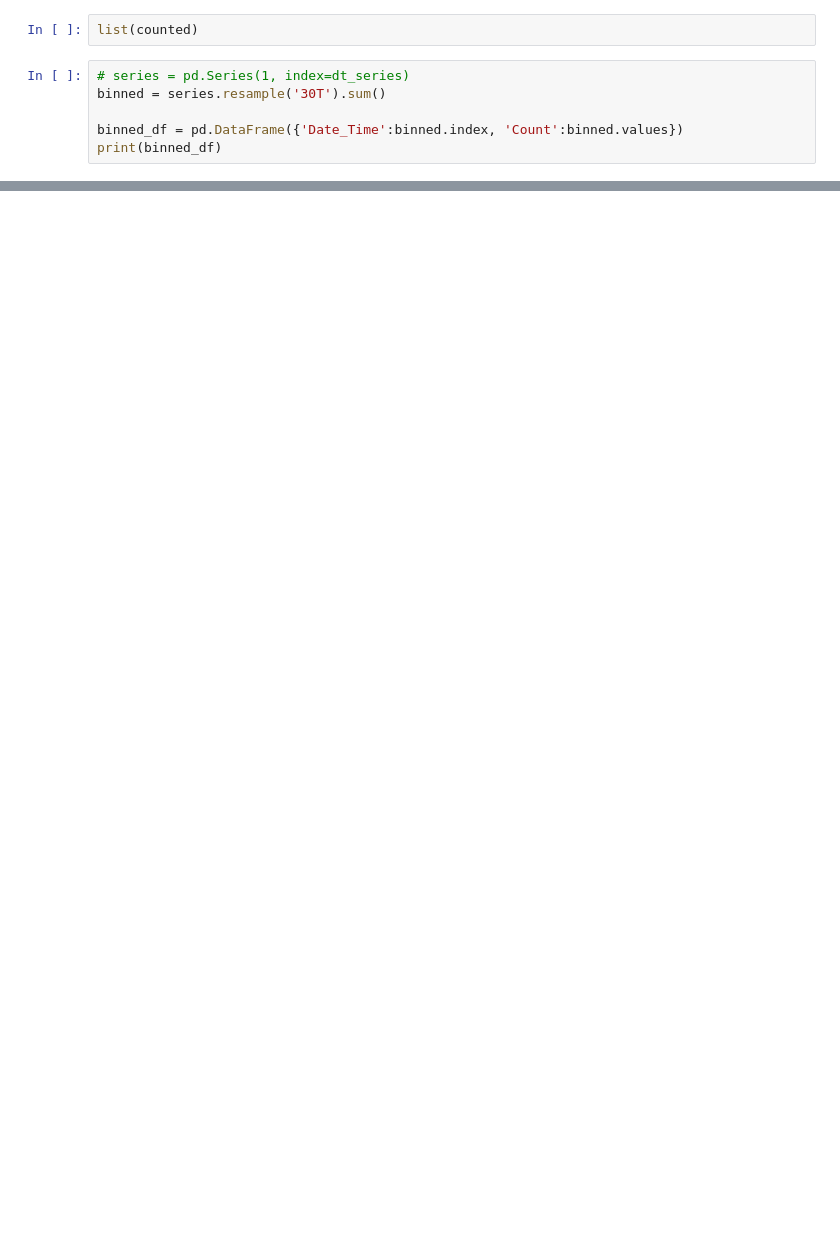
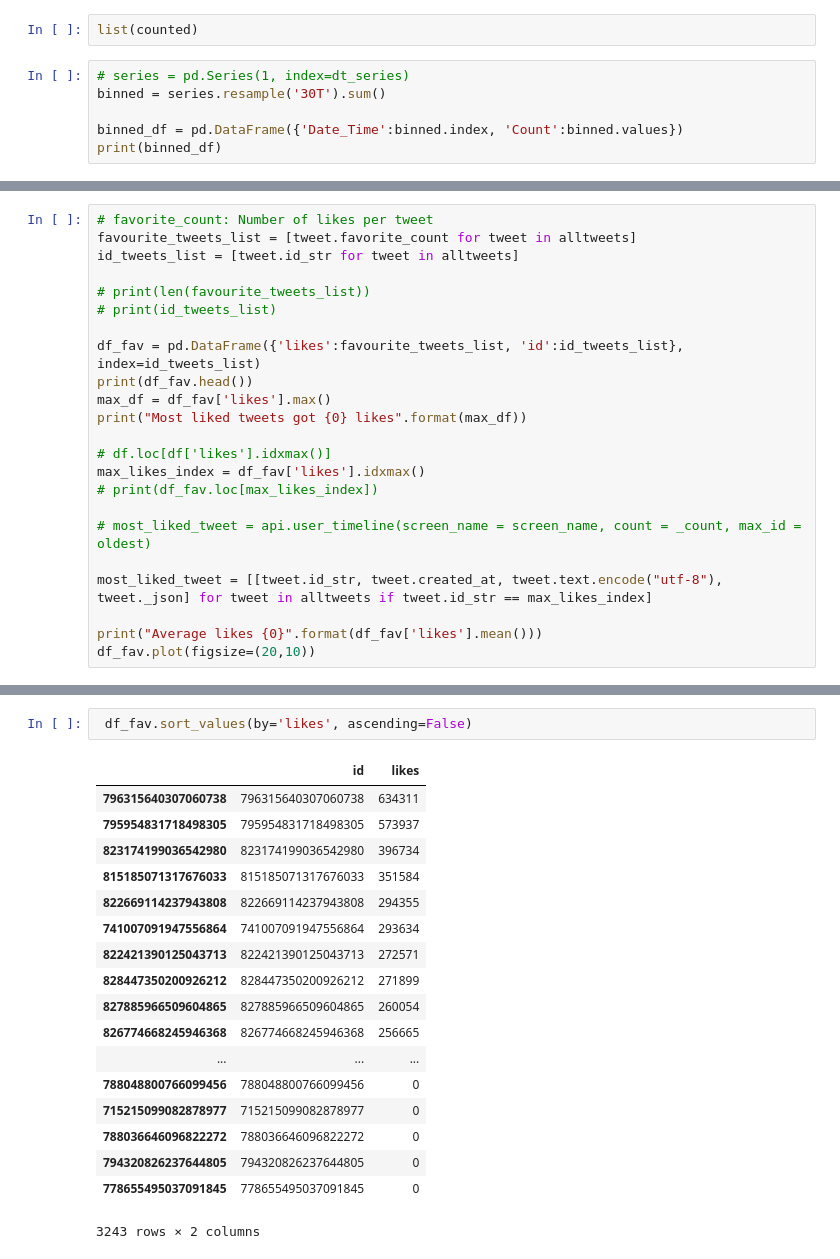
Before and after one commit to kohleman/twitter_api, a Jupyter notebook: source/twitter_jupyter.ipynb, the cells around one changed output, grey strips where cells are left out. Drawn from its saved outputs; the diff is of its cells as text; blank space fills up the shorter version.

```diff
--- a/source/twitter_jupyter.ipynb
+++ b/source/twitter_jupyter.ipynb
@@ -214,0 +227,23 @@ print(binned_df)
+# %%
+# favorite_count: Number of likes per tweet
+favourite_tweets_list = [tweet.favorite_count for tweet in alltweets]
+id_tweets_list = [tweet.id_str for tweet in alltweets]
+
+# print(len(favourite_tweets_list))
+# print(id_tweets_list)
+
+df_fav = pd.DataFrame({'likes':favourite_tweets_list, 'id':id_tweets_list}, index=id_tweets_list)
+print(df_fav.head())
+max_df = df_fav['likes'].max()
+print("Most liked tweets got {0} likes".format(max_df))
+
+# df.loc[df['likes'].idxmax()]
+max_likes_index = df_fav['likes'].idxmax()
+# print(df_fav.loc[max_likes_index])
+
+# most_liked_tweet = api.user_timeline(screen_name = screen_name, count = _count, max_id = oldest)
+
+most_liked_tweet = [[tweet.id_str, tweet.created_at, tweet.text.encode("utf-8"), tweet._json] for tweet in alltweets if tweet.id_str == max_likes_index]
+
+print("Average likes {0}".format(df_fav['likes'].mean()))
+df_fav.plot(figsize=(20,10))
@@ -214,0 +267,21 @@ print(binned_df)
+# %%
+ df_fav.sort_values(by='likes', ascending=False)
+# %% [output]
+|  | id | likes |
+| 796315640307060738 | 796315640307060738 | 634311 |
+| 795954831718498305 | 795954831718498305 | 573937 |
+| 823174199036542980 | 823174199036542980 | 396734 |
+| 815185071317676033 | 815185071317676033 | 351584 |
+| 822669114237943808 | 822669114237943808 | 294355 |
+| 741007091947556864 | 741007091947556864 | 293634 |
+| 822421390125043713 | 822421390125043713 | 272571 |
+| 828447350200926212 | 828447350200926212 | 271899 |
+| 827885966509604865 | 827885966509604865 | 260054 |
+| 826774668245946368 | 826774668245946368 | 256665 |
+| ... | ... | ... |
+| 788048800766099456 | 788048800766099456 | 0 |
+| 715215099082878977 | 715215099082878977 | 0 |
+| 788036646096822272 | 788036646096822272 | 0 |
+| 794320826237644805 | 794320826237644805 | 0 |
+| 778655495037091845 | 778655495037091845 | 0 |
+3243 rows × 2 columns
```
Also changed, not shown: parts of 9 cells of this notebook, 12 other files.
